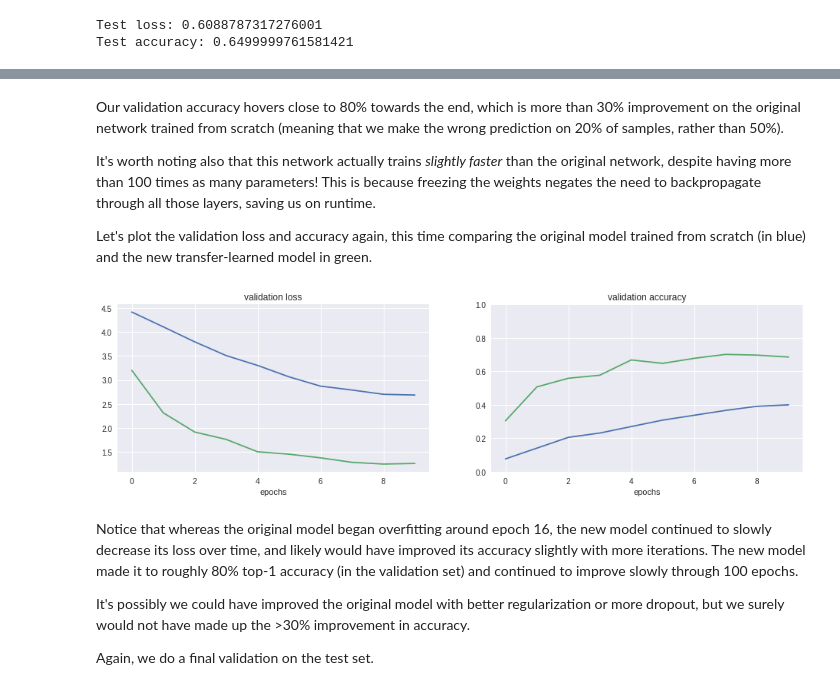
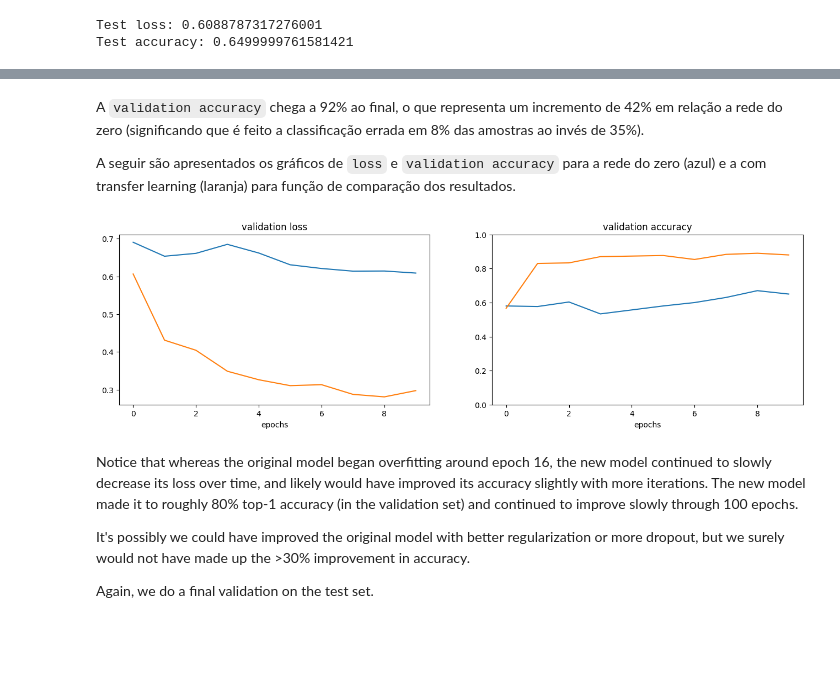
Before and after one commit to eduardokern/ML, a Jupyter notebook: notebooks/transfer-learning.ipynb, the cells around one changed output, grey strips where cells are left out. Cells and saved outputs as stored; diff of their text form; code cells hidden in the pictures; blank space fills up the shorter version.

Commit message:
Rede com transfer learning

```diff
--- a/notebooks/transfer-learning.ipynb
+++ b/notebooks/transfer-learning.ipynb
@@ -452,27 +459,26 @@ Epoch 10/10
-# %% [markdown]
-Our validation accuracy hovers close to 80% towards the end, which is more than 30% improvement on the original network trained from scratch (meaning that we make the wrong prediction on 20% of samples, rather than 50%).
-
-It's worth noting also that this network actually trains _slightly faster_ than the original network, despite having more than 100 times as many parameters! This is because freezing the weights negates the need to backpropagate through all those layers, saving us on runtime.
-
-Let's plot the validation loss and accuracy again, this time comparing the original model trained from scratch (in blue) and the new transfer-learned model in green.
+# %% [markdown]
+
+A `validation accuracy` chega a 92% ao final, o que representa um incremento de 42% em relação a rede do zero (significando que é feito a classificação errada em 8% das amostras ao invés de 35%).
+
+A seguir são apresentados os gráficos de `loss` e `validation accuracy` para a rede do zero (azul) e a com transfer learning (laranja) para função de comparação dos resultados.
 # %%
 fig = plt.figure(figsize=(16,4))
 ax = fig.add_subplot(121)
 ax.plot(history.history["val_loss"])
 ax.plot(history2.history["val_loss"])
 ax.set_title("validation loss")
 ax.set_xlabel("epochs")
 
 ax2 = fig.add_subplot(122)
-ax2.plot(history.history["val_acc"])
-ax2.plot(history2.history["val_acc"])
+ax2.plot(history.history["val_accuracy"])
+ax2.plot(history2.history["val_accuracy"])
 ax2.set_title("validation accuracy")
 ax2.set_xlabel("epochs")
 ax2.set_ylim(0, 1)
 
 plt.show()
 # %% [output]
-[figure, old version]
+[figure, new version]
 # %% [markdown]
 Notice that whereas the original model began overfitting around epoch 16, the new model continued to slowly decrease its loss over time, and likely would have improved its accuracy slightly with more iterations. The new model made it to roughly 80% top-1 accuracy (in the validation set) and continued to improve slowly through 100 epochs.
 
```
Also changed, not shown: parts of 11 cells of this notebook.
